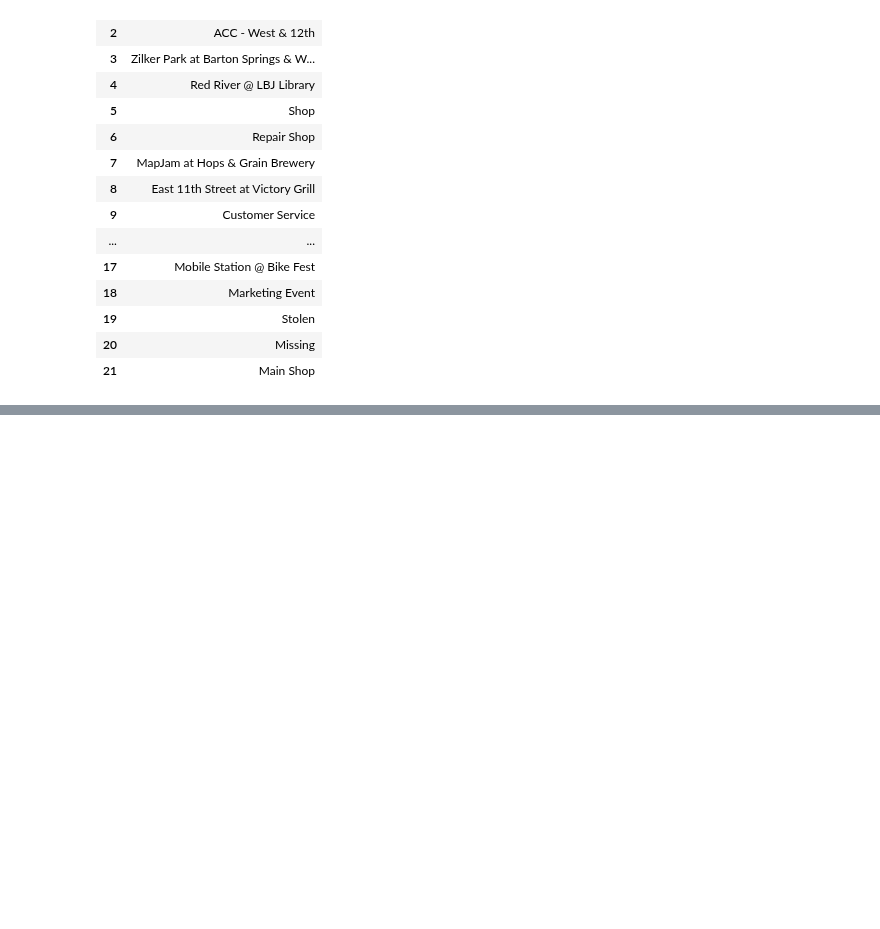
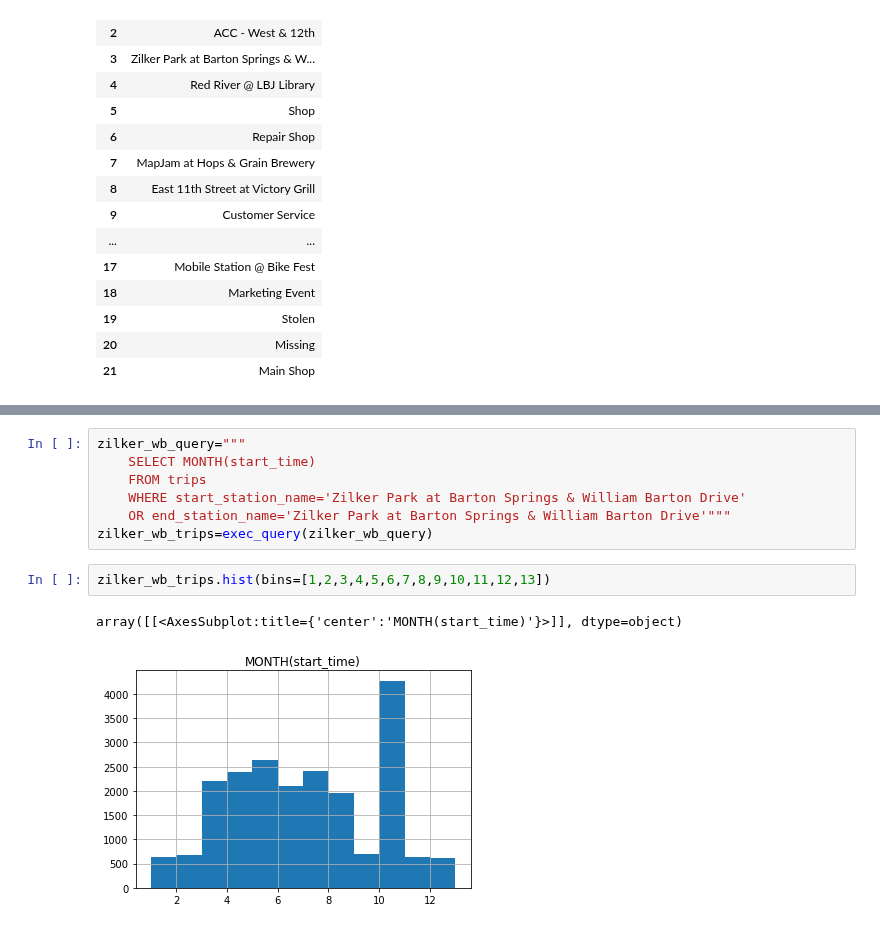
Before and after one commit to MQuigley2/bikeshare, a Jupyter notebook: bikeshare_initial_data_exploration.ipynb, the cells around one changed output, grey strips where cells are left out. Drawn from its saved outputs; the diff is of its cells as text; blank space fills up the shorter version.

```diff
--- a/bikeshare_initial_data_exploration.ipynb
+++ b/bikeshare_initial_data_exploration.ipynb
@@ -418,0 +533,12 @@ For
+# %%
+zilker_wb_query="""
+    SELECT MONTH(start_time)
+    FROM trips
+    WHERE start_station_name='Zilker Park at Barton Springs & William Barton Drive'
+    OR end_station_name='Zilker Park at Barton Springs & William Barton Drive'"""
+zilker_wb_trips=exec_query(zilker_wb_query)
+# %%
+zilker_wb_trips.hist(bins=[1,2,3,4,5,6,7,8,9,10,11,12,13])
+# %% [output]
+array([[<AxesSubplot:title={'center':'MONTH(start_time)'}>]], dtype=object)
+[figure, added]
```
Also changed, not shown: parts of 45 cells of this notebook.
